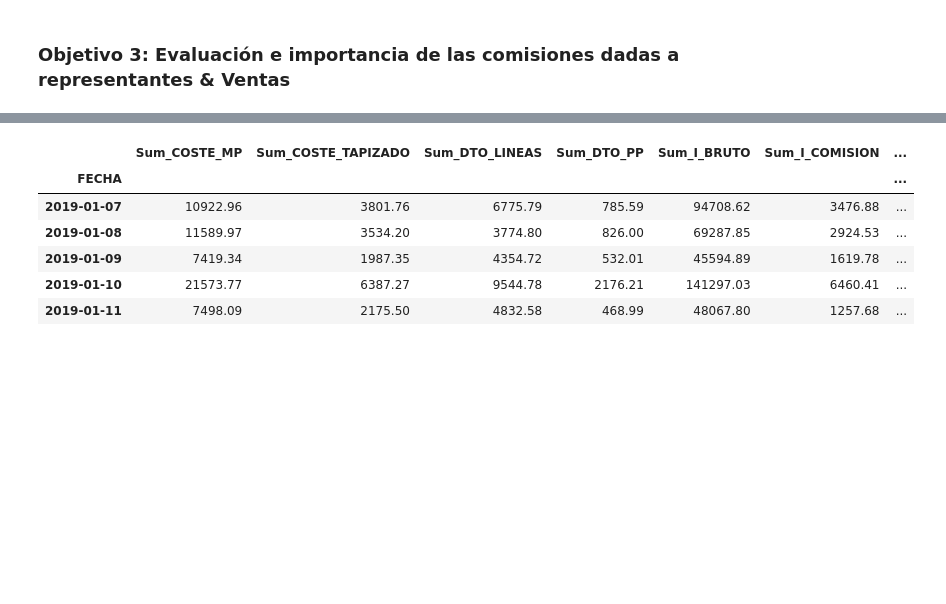
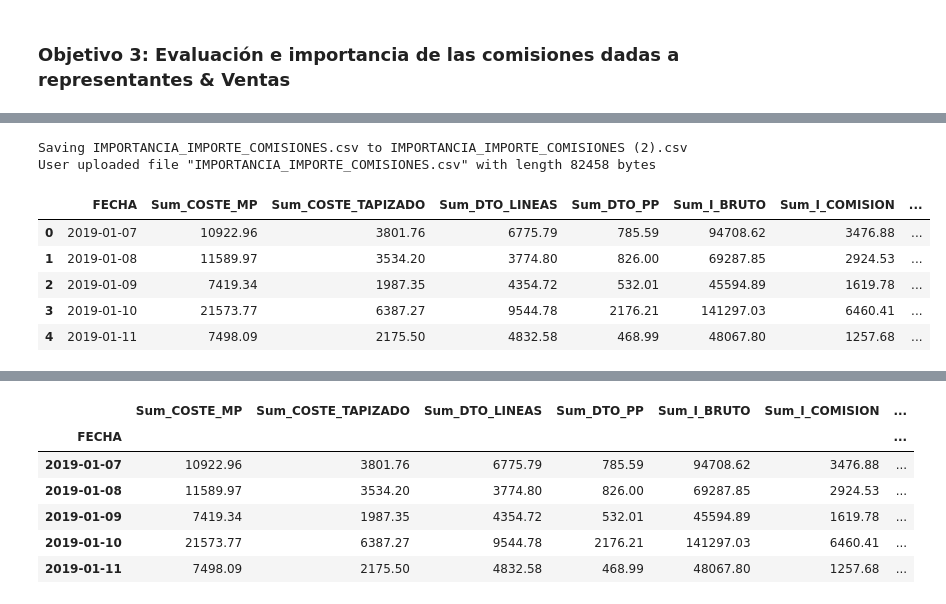
Before and after one commit to pacogp/TFM, a Jupyter notebook: importancia_importe_comisiones.ipynb, the cells around one changed output, grey strips where cells are left out. Saved outputs shown, nothing was run; the diff lists cells and outputs as text; code cells hidden in the pictures; blank space fills up the shorter version.

```diff
--- a/importancia_importe_comisiones.ipynb
+++ b/importancia_importe_comisiones.ipynb
@@ -17,0 +29,7 @@ User uploaded file "IMPORTANCIA_IMPORTE_COMISIONES.csv" with length 82458 bytes
+# %%
+# llamamos a la función, seleccionams el archivo y mostramos la cabecera del mismo 2020_2019_4_3_2_1.csv
+# ruta archivo: D:\master_Big_Data_Science\ASIGNATURAS\TFM\POWERBI\
+
+train = upload_files()
+train.head()
+# %% [output]
@@ -17,0 +37,8 @@ User uploaded file "IMPORTANCIA_IMPORTE_COMISIONES.csv" with length 82458 bytes
+Saving IMPORTANCIA_IMPORTE_COMISIONES.csv to IMPORTANCIA_IMPORTE_COMISIONES (2).csv
+User uploaded file "IMPORTANCIA_IMPORTE_COMISIONES.csv" with length 82458 bytes
+|  | FECHA | Sum_COSTE_MP | Sum_COSTE_TAPIZADO | Sum_DTO_LINEAS | Sum_DTO_PP | Sum_I_BRUTO | Sum_I_COMISION | ... |
+| 0 | 2019-01-07 | 10922.96 | 3801.76 | 6775.79 | 785.59 | 94708.62 | 3476.88 | ... |
+| 1 | 2019-01-08 | 11589.97 | 3534.20 | 3774.80 | 826.00 | 69287.85 | 2924.53 | ... |
+| 2 | 2019-01-09 | 7419.34 | 1987.35 | 4354.72 | 532.01 | 45594.89 | 1619.78 | ... |
+| 3 | 2019-01-10 | 21573.77 | 6387.27 | 9544.78 | 2176.21 | 141297.03 | 6460.41 | ... |
+| 4 | 2019-01-11 | 7498.09 | 2175.50 | 4832.58 | 468.99 | 48067.80 | 1257.68 | ... |
```
Also changed, not shown: parts of 5 cells of this notebook.
